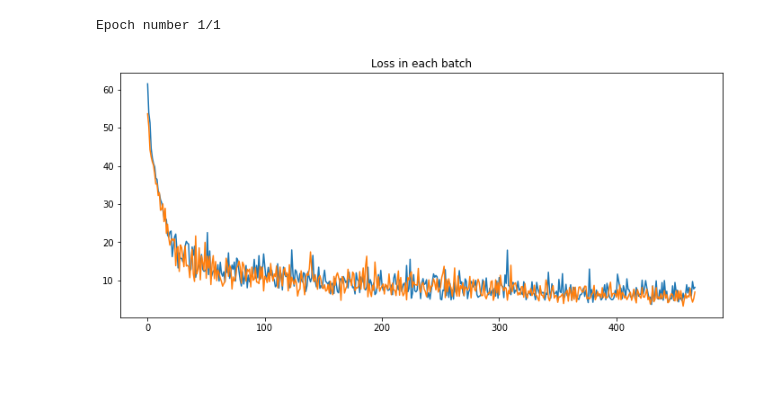
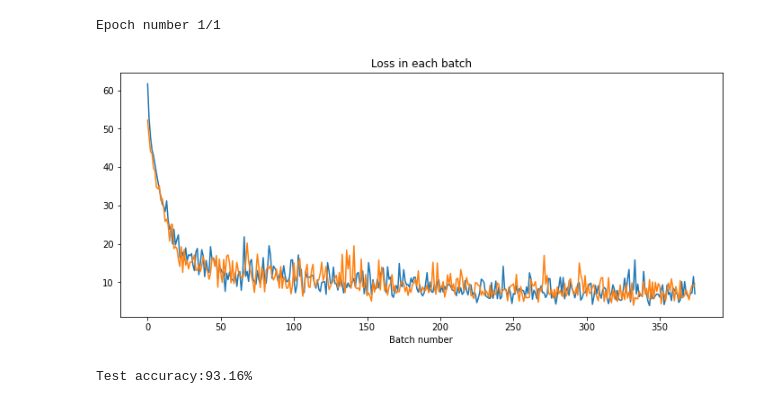
Before and after one commit to amirabbasja/Spiking-neural-networks-, a Jupyter notebook: 4-Example-MNIST.ipynb, the cells around one changed output. Saved outputs shown, nothing was run; the diff lists cells and outputs as text; code cells hidden in the pictures; blank space fills up the shorter version.

```diff
--- a/4-Example-MNIST.ipynb
+++ b/4-Example-MNIST.ipynb
@@ -72,11 +83,10 @@ class ExampleSNN(nn.Module):
         # Save the state of the output layer
         layer2Spikes = []
         layer2Potentials = []
-        lossRecords = []
-        _loss = torch.zeros((1), dtype = torch.float32)
 
         for step in range(numSteps):
             current1 = self.layer1(x)
+
             spk1, potential1 = self.LIF1(current1, potential1)
             current2 = self.layer2(spk1)
             spk2, potential2 = self.LIF2(current2, potential2)
@@ -86,29 +96,27 @@ class ExampleSNN(nn.Module):
             layer2Potentials.append(potential2)
 
         # Calculate the loss
-        loss_val = 0
+        _loss = torch.zeros((1), dtype = torch.float32, device=device)
         for step in range(numSteps):
-            loss_val += loss(layer2Potentials[step], y)
+            _loss += loss(layer2Potentials[step], y)
 
-        return torch.stack(layer2Spikes, dim = 0), torch.stack(layer2Potentials, dim = 0), loss_val
+        return torch.stack(layer2Spikes, dim = 0), torch.stack(layer2Potentials, dim = 0), _loss
 # %%
-
 net = ExampleSNN().to(device)
 optimizer = torch.optim.Adam(net.parameters(), lr=5e-4, betas=(0.9, 0.999))
 
 # The training loop
 numEpochs = 1
 lstLoss = []
-lstTestLoss = []
+lstValidationLoss = []
 counter = 0
-_lossVal = torch.zeros((1), dtype = torch.float32, device = device)
 
 for epoch in range(numEpochs):
     print(f"Epoch number {epoch+1}/{numEpochs}")
 
     trainBatch = iter(trainLoader)
 
-    for data, target in trainBatch:
+    for data, target in tqdm(trainBatch, total = len(trainBatch)):
 
         data = data.to(device)
         target = target.to(device)
@@ -118,10 +126,6 @@ for epoch in range(numEpochs):
 
         # Flatten each batch data and feed it to network
         _spk, _pot, _loss = net(data.reshape(batch_size, -1), target)
-        # # _lossVal = torch.sum(_loss)
-        # loss_val = torch.zeros((1), dtype=dtype, device=device)
-        # for step in range(numSteps):
-        #     loss_val += loss(_pot[step], target)
 
         # Update the weights
         optimizer.zero_grad() # Set previous gradients to zero
@@ -131,29 +135,46 @@ for epoch in range(numEpochs):
         lstLoss.append(_loss.item())
 
         # Test data
+        _validationLoss = torch.zeros((1), dtype=dtype, device=device)
         with torch.no_grad():
             # Set the network in evaluation mode
             net.eval()
 
-            testData, testTarget = next(iter(trainLoader))
-            testData = testData.to(device)
-            testTarget = testTarget.to(device)
+            validationData, validationTarget = next(iter(validationLoader))
+            validationData = validationData.to(device)
+            validationTarget = validationTarget.to(device)
 
             # Feed the test to current trained network
-            _spkTest, _potTest, _testLoss = net(testData.view(batch_size, -1), testTarget)
-
-            _testLoss = torch.zeros((1), dtype=dtype, device=device)
-            # # Test loss
-            # for step in range(numSteps):
-            #     _testLoss += loss(_potTest[step], target)
-            lstTestLoss.append(_testLoss.item())
+            _, _, _validationLoss = net(validationData.view(batch_size, -1), validationTarget)
+            lstValidationLoss.append(_validationLoss.item())
 # %% [output]
 Epoch number 1/1
 # %%
+# Plot the loss of training and validation sets
 fig = plt.figure(facecolor="w", figsize=(12, 5))
 plt.title("Loss in each batch")
 plt.plot(lstLoss)
-plt.plot(lstTestLoss)
+plt.plot(lstValidationLoss)
+plt.xlabel("Batch number")
 plt.show()
 # %% [output]
-[figure, old version]
+[figure, new version]
+# %%
+# Get the accuracy for the test dataset
+total = 0
+correct = 0
+
+with torch.no_grad():
+    net.eval()
+
+    for data, target in tqdm(testLoader, total = len(testLoader)):
+        target = target.to(device)
+        spikes, _, _ = net(data.view(batch_size,-1).to(device), target)
+
+        # Get accuracy
+        total += data.shape[0]
+        correct += torch.sum(target.to(device) == torch.max(spikes.sum(dim =  0), dim = 1)[1]).item()
+
+print(f"Test accuracy: {100*correct/total:.2f}%")
+# %% [output]
+Test accuracy:93.16%
```
Also changed, not shown: parts of 4 cells of this notebook.
